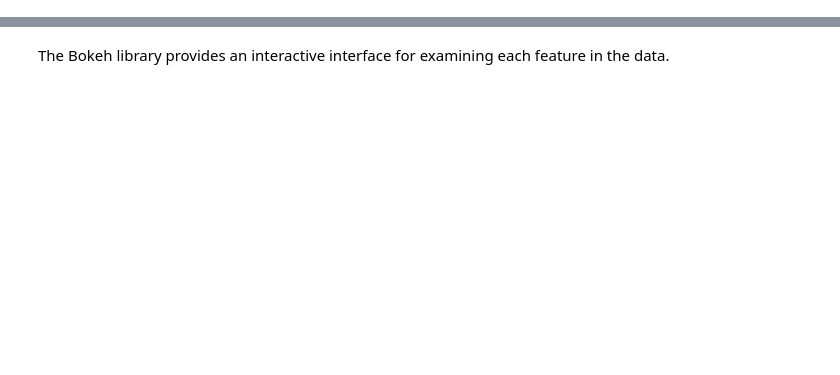
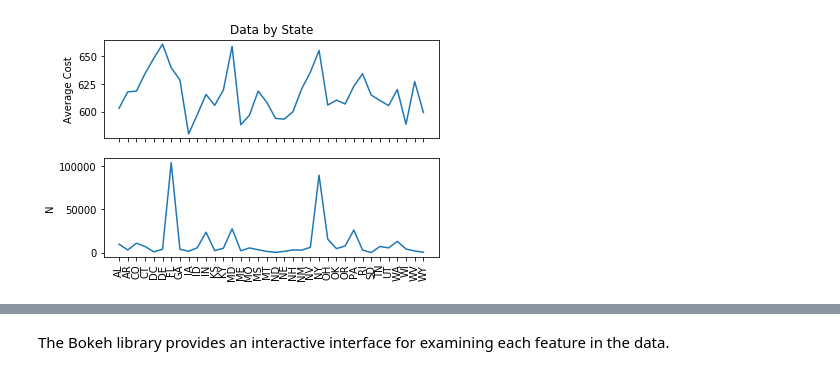
Before and after one commit to drewmalter12/AI-ML_Workshop, a Jupyter notebook: Linear Regression + Model Evaluation.ipynb, the cells around one changed output, grey strips where cells are left out. Saved outputs shown, nothing was run; the diff lists cells and outputs as text; code cells hidden in the pictures; blank space fills up the shorter version.

```diff
--- a/Linear Regression + Model Evaluation.ipynb
+++ b/Linear Regression + Model Evaluation.ipynb
@@ -75,0 +192,21 @@ plt.xlabel('Car Age');
+# %%
+df = df_new
+del df_new
+# %%
+#Look at how state could be a predictor of cost
+
+state_cost = df.groupby('state')['cost'].mean()
+state_count = df.groupby('state').size()
+
+f, (ax1, ax2) = plt.subplots(2, 1, sharex=True)
+_ = ax1.plot(state_cost)
+_ = ax1.set_ylabel('Average Cost')
+_ = ax1.set_title('Data by State')
+_ = ax2.plot(state_count)
+_ = ax2.set_ylabel('N')
+
+for ax in f.axes:
+    plt.sca(ax)
+    plt.xticks(rotation=90)
+# %% [output]
+[figure, added]
```
Also changed, not shown: parts of 68 cells of this notebook.
